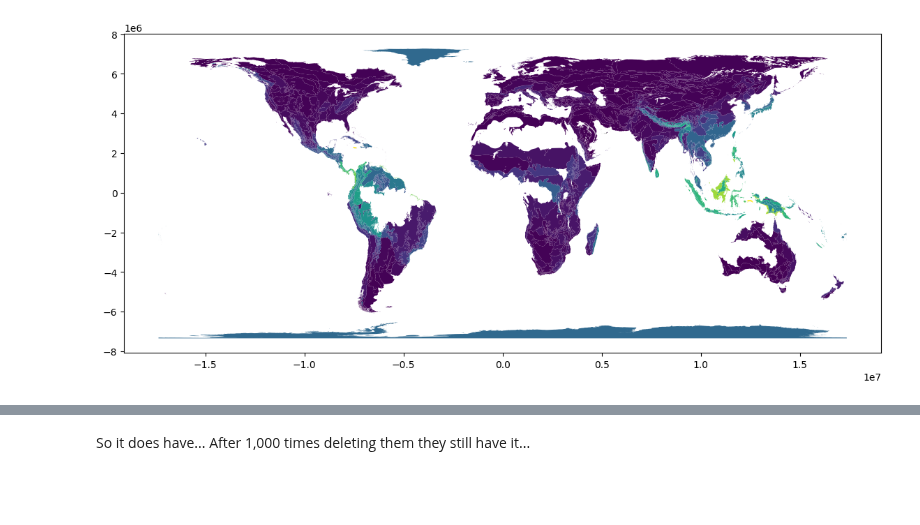
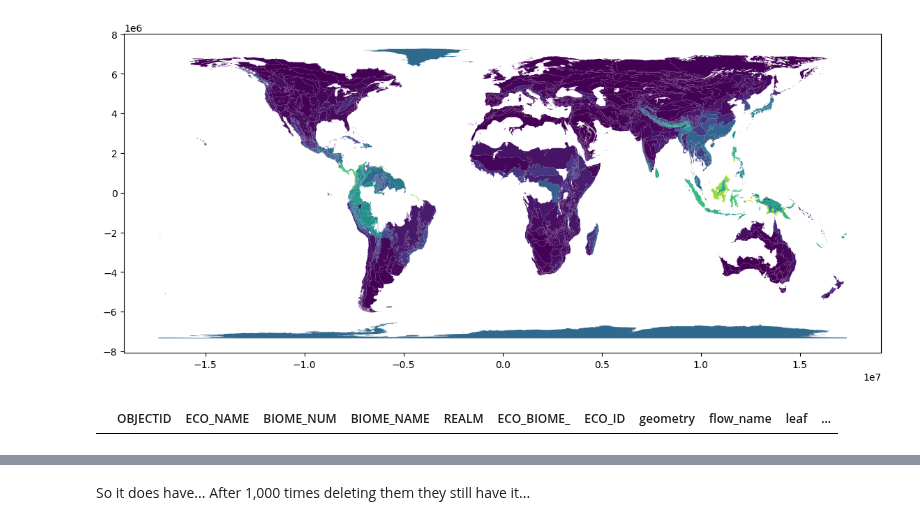
Before and after one commit to cloyolaangosto/SBTN_Test, a Jupyter notebook: LEAFs/Name_Cleaning.ipynb, the cells around one changed output, grey strips where cells are left out. Saved outputs shown, nothing was run; the diff lists cells and outputs as text; code cells hidden in the pictures; blank space fills up the shorter version.

```diff
--- a/LEAFs/Name_Cleaning.ipynb
+++ b/LEAFs/Name_Cleaning.ipynb
@@ -303,3 +317,9 @@ se_er[se_er["flow_name"]=="Barley_rf_ron_rt"].plot(column = "leaf", figsize = (1
 # %% [output]
 <Axes: >
 [figure]
+# %%
+se_er_barley = se_er[se_er["flow_name"]=="Barley_rf_ron_rt"]
+# %%
+se_er_barley[se_er_barley["BIOME_NAME"]== "Tundra"]
+# %% [output]
+|  | OBJECTID | ECO_NAME | BIOME_NUM | BIOME_NAME | REALM | ECO_BIOME_ | ECO_ID | geometry | flow_name | leaf | ... |
```
Also changed, not shown: parts of 9 cells of this notebook.
